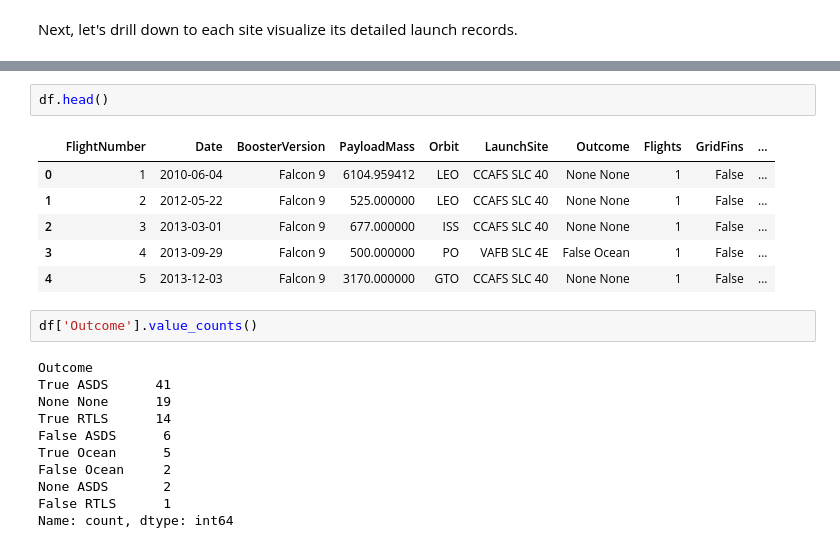
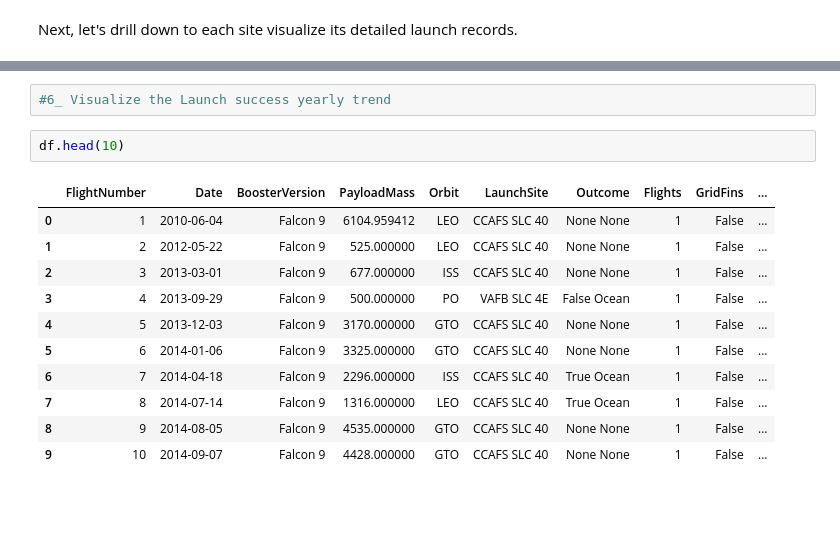
Before and after one commit to matublaq/SpaceY_project, a Jupyter notebook: Visualization/EDA_with_visualization.ipynb, the cells around one changed output, grey strips where cells are left out. Saved outputs shown, nothing was run; the diff lists cells and outputs as text; blank space fills up the shorter version.

Commit message:
none

```diff
--- a/Visualization/EDA_with_visualization.ipynb
+++ b/Visualization/EDA_with_visualization.ipynb
@@ -98,22 +109,16 @@ Name: count, dtype: int64
+# %%
+#6_ Visualize the Launch success yearly trend
 # %%
-df.head()
+df.head(10)
 # %% [output]
 |  | FlightNumber | Date | BoosterVersion | PayloadMass | Orbit | LaunchSite | Outcome | Flights | GridFins | ... |
 | 0 | 1 | 2010-06-04 | Falcon 9 | 6104.959412 | LEO | CCAFS SLC 40 | None None | 1 | False | ... |
 | 1 | 2 | 2012-05-22 | Falcon 9 | 525.000000 | LEO | CCAFS SLC 40 | None None | 1 | False | ... |
 | 2 | 3 | 2013-03-01 | Falcon 9 | 677.000000 | ISS | CCAFS SLC 40 | None None | 1 | False | ... |
 | 3 | 4 | 2013-09-29 | Falcon 9 | 500.000000 | PO | VAFB SLC 4E | False Ocean | 1 | False | ... |
 | 4 | 5 | 2013-12-03 | Falcon 9 | 3170.000000 | GTO | CCAFS SLC 40 | None None | 1 | False | ... |
+| 5 | 6 | 2014-01-06 | Falcon 9 | 3325.000000 | GTO | CCAFS SLC 40 | None None | 1 | False | ... |
+| 6 | 7 | 2014-04-18 | Falcon 9 | 2296.000000 | ISS | CCAFS SLC 40 | True Ocean | 1 | False | ... |
+| 7 | 8 | 2014-07-14 | Falcon 9 | 1316.000000 | LEO | CCAFS SLC 40 | True Ocean | 1 | False | ... |
+| 8 | 9 | 2014-08-05 | Falcon 9 | 4535.000000 | GTO | CCAFS SLC 40 | None None | 1 | False | ... |
+| 9 | 10 | 2014-09-07 | Falcon 9 | 4428.000000 | GTO | CCAFS SLC 40 | None None | 1 | False | ... |
-# %%
-df['Outcome'].value_counts()
-# %% [output]
-Outcome
-True ASDS      41
-None None      19
-True RTLS      14
-False ASDS      6
-True Ocean      5
-False Ocean     2
-None ASDS       2
-False RTLS      1
-Name: count, dtype: int64
```
Also changed, not shown: parts of 7 cells of this notebook.
